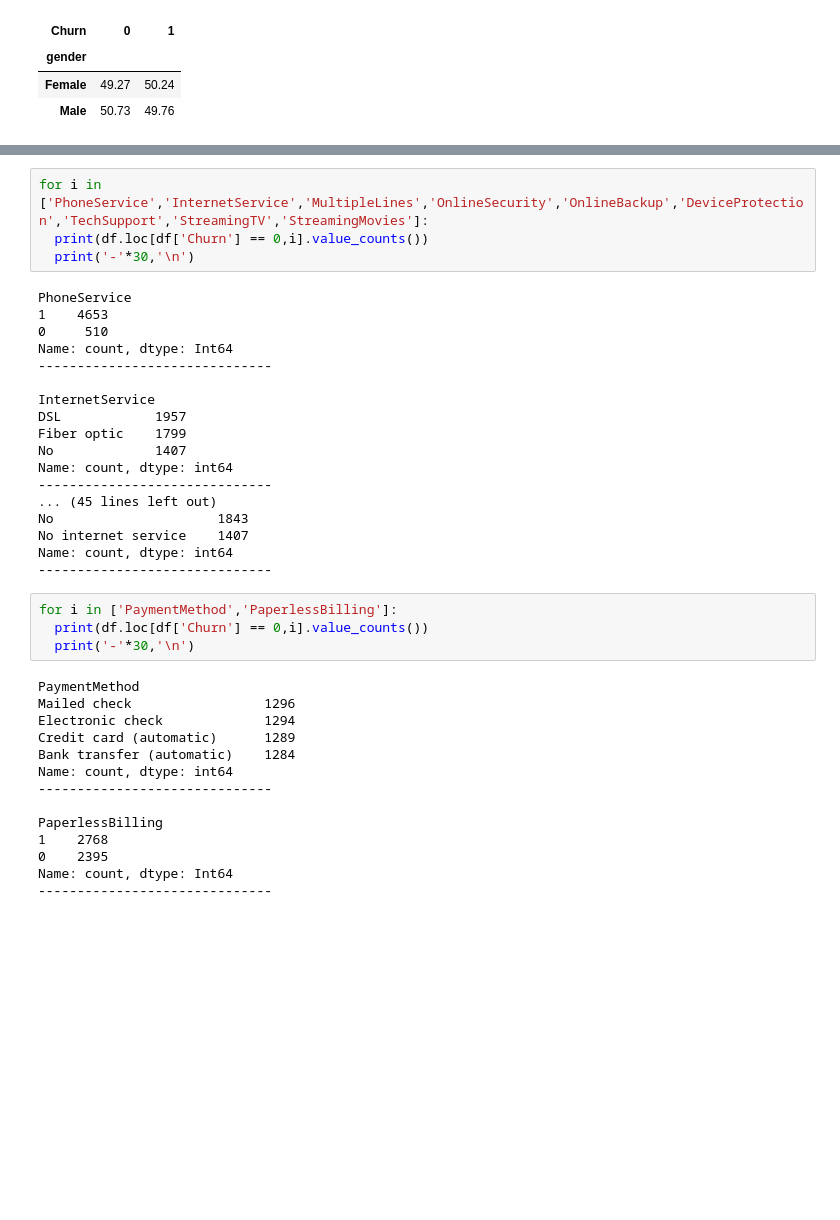
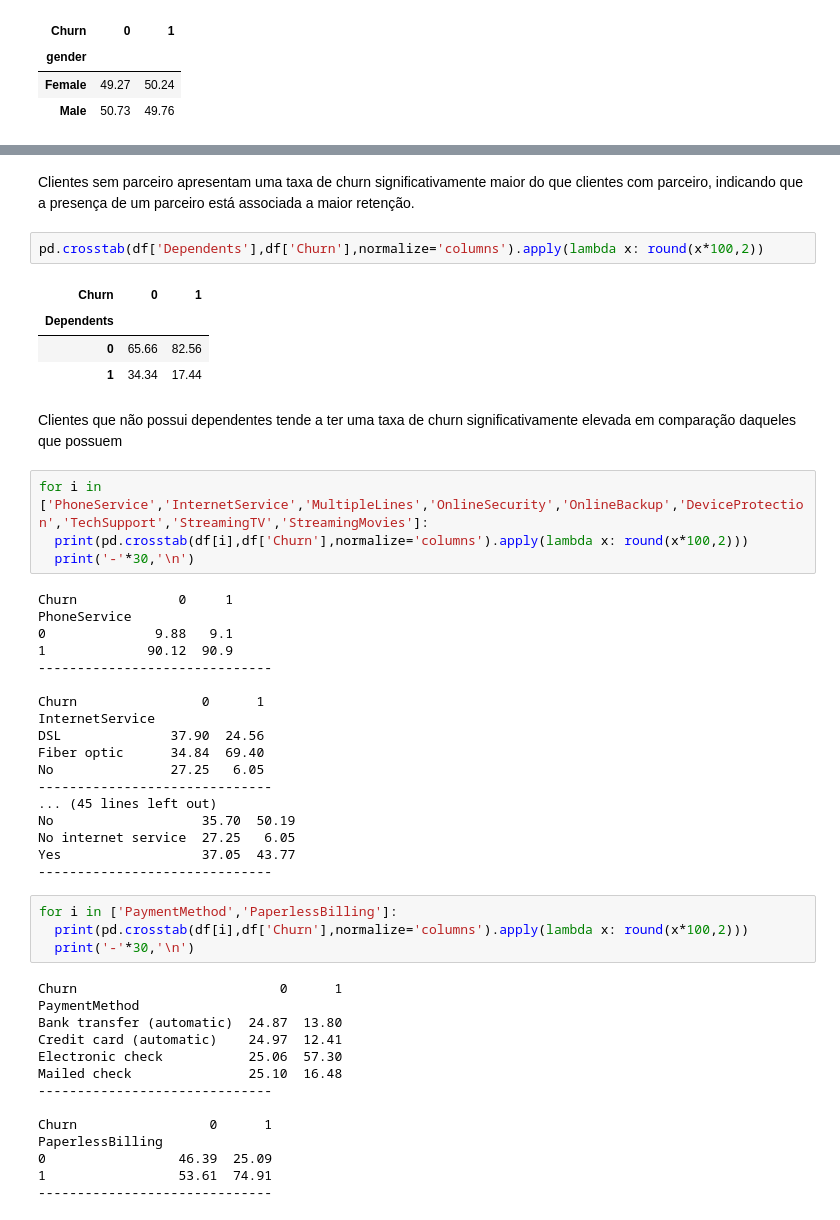
Before and after one commit to MiguelLuan/TelecomX_BR, a Jupyter notebook: TelecomX_BR.ipynb, the cells around one changed output, grey strips where cells are left out. Drawn from its saved outputs; the diff is of its cells as text; blank space fills up the shorter version.

```diff
--- a/TelecomX_BR.ipynb
+++ b/TelecomX_BR.ipynb
@@ -219,40 +217,51 @@ Total Clientes Dependentes Cancelados 1773 - (34.34%)
+# %% [markdown]
+Clientes sem parceiro apresentam uma taxa de churn significativamente maior do que clientes com parceiro, indicando que a presença de um parceiro está associada a maior retenção.
+# %%
+pd.crosstab(df['Dependents'],df['Churn'],normalize='columns').apply(lambda x: round(x*100,2))
+# %% [output]
+| Churn | 0 | 1 |
+| Dependents |  |  |
+| 0 | 65.66 | 82.56 |
+| 1 | 34.34 | 17.44 |
+# %% [markdown]
+Clientes que não possui dependentes tende a ter uma taxa de churn significativamente elevada em comparação daqueles que possuem
 # %%
 for i in ['PhoneService','InternetService','MultipleLines','OnlineSecurity','OnlineBackup','DeviceProtection','TechSupport','StreamingTV','StreamingMovies']:
-  print(df.loc[df['Churn'] == 0,i].value_counts())
+  print(pd.crosstab(df[i],df['Churn'],normalize='columns').apply(lambda x: round(x*100,2)))
   print('-'*30,'\n')
 # %% [output]
+Churn             0     1
 PhoneService
-1    4653
-0     510
-Name: count, dtype: Int64
+0              9.88   9.1
+1             90.12  90.9
 ------------------------------
 
+Churn                0      1
 InternetService
-DSL            1957
-Fiber optic    1799
-No             1407
-Name: count, dtype: int64
+DSL              37.90  24.56
+Fiber optic      34.84  69.40
+No               27.25   6.05
 ------------------------------
 ... (45 lines left out)
-No                     1843
-No internet service    1407
-Name: count, dtype: int64
+No                   35.70  50.19
+No internet service  27.25   6.05
+Yes                  37.05  43.77
 ------------------------------
 # %%
 for i in ['PaymentMethod','PaperlessBilling']:
-  print(df.loc[df['Churn'] == 0,i].value_counts())
+  print(pd.crosstab(df[i],df['Churn'],normalize='columns').apply(lambda x: round(x*100,2)))
   print('-'*30,'\n')
 # %% [output]
+Churn                          0      1
 PaymentMethod
-Mailed check                 1296
-Electronic check             1294
-Credit card (automatic)      1289
-Bank transfer (automatic)    1284
-Name: count, dtype: int64
+Bank transfer (automatic)  24.87  13.80
+Credit card (automatic)    24.97  12.41
+Electronic check           25.06  57.30
+Mailed check               25.10  16.48
 ------------------------------
 
+Churn                 0      1
 PaperlessBilling
-1    2768
-0    2395
-Name: count, dtype: Int64
+0                 46.39  25.09
+1                 53.61  74.91
 ------------------------------
```
Also changed, not shown: parts of 11 cells of this notebook.
